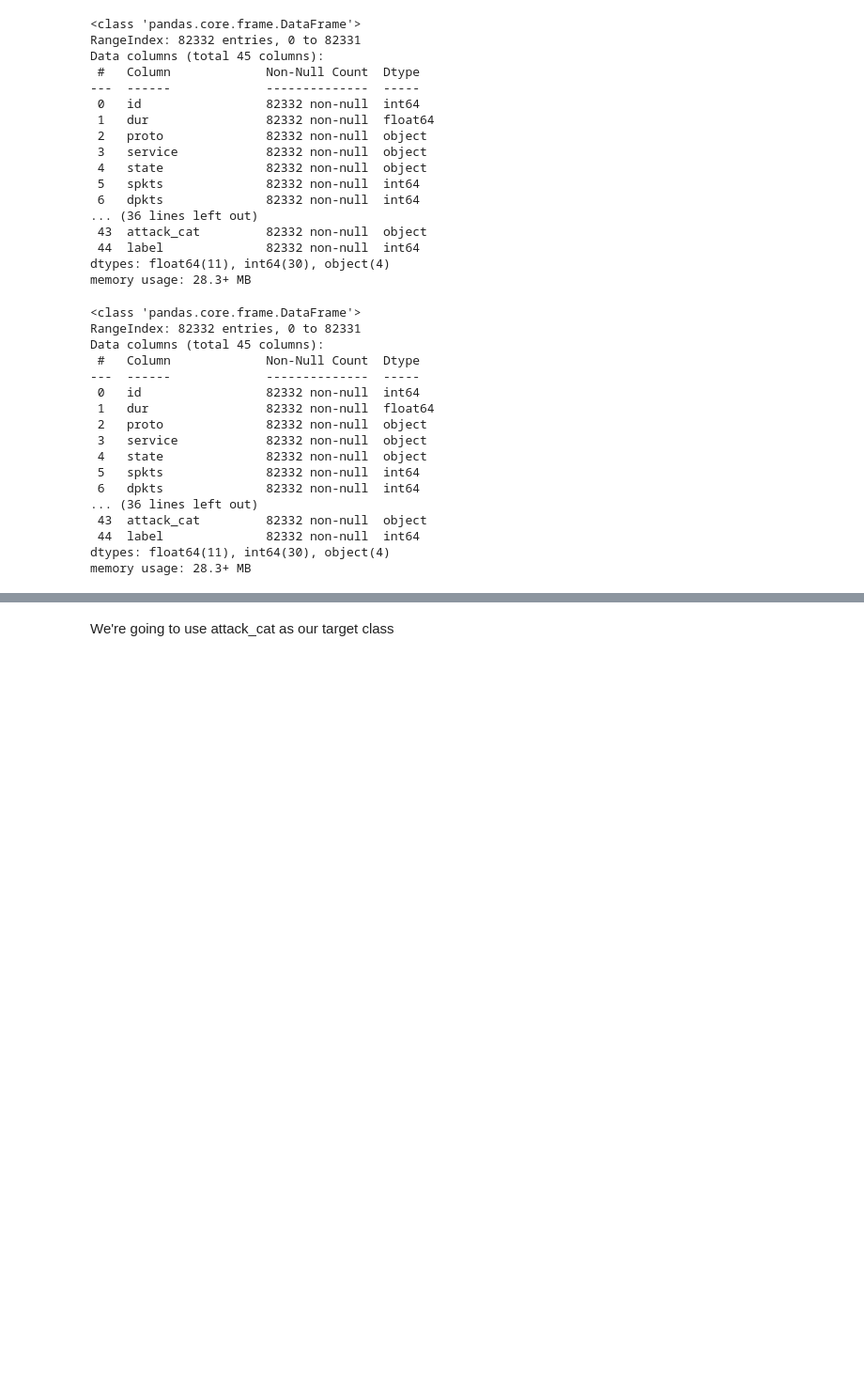
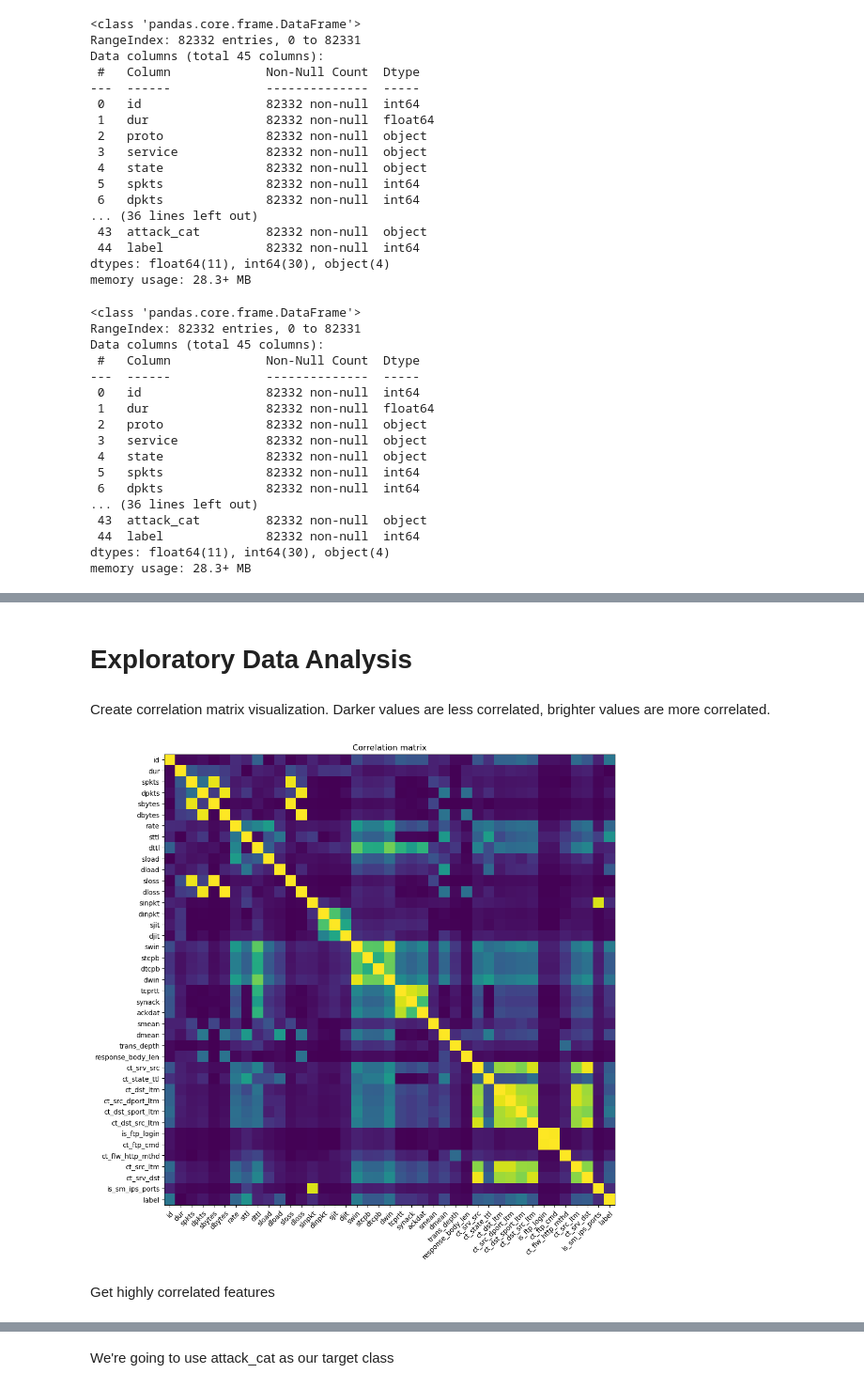
Before and after one commit to fishyfishfish55/cps330, a Jupyter notebook: IDS.ipynb, the cells around one changed output, grey strips where cells are left out. Shown: that part at 94% size. Drawn from its saved outputs; the diff is of its cells as text; code cells hidden in the pictures; blank space fills up the shorter version.

```diff
--- a/IDS.ipynb
+++ b/IDS.ipynb
@@ -215,0 +272,5 @@ train.describe()
+# %%
+# removing all the "-" and replacing those with "None"
+train['service'] = train['service'].apply(lambda x:"None" if x=="-" else x)
+
+train['service'].value_counts()
@@ -215,0 +293,2 @@ train.describe()
+# %% [markdown]
+# Exploratory Data Analysis
@@ -215,0 +311,23 @@ train.describe()
+# %% [markdown]
+Create correlation matrix visualization. Darker values are less correlated, brighter values are more correlated.
+# %%
+correlation_matrix = train.select_dtypes(include=np.number).corr(method="pearson").abs()
+labels = list(train.select_dtypes(include=np.number))
+
+fig, ax = plt.subplots(figsize=(12, 12))
+im = ax.imshow(correlation_matrix)
+
+# Show all ticks and label them with the respective list entries
+ax.set_xticks(np.arange(len(labels)), labels=labels)
+ax.set_yticks(np.arange(len(labels)), labels=labels)
+
+# Rotate the tick labels and set their alignment.
+plt.setp(ax.get_xticklabels(), rotation=45, ha="right",
+         rotation_mode="anchor")
+
+ax.set_title("Correlation matrix")
+plt.show()
+# %% [output]
+[figure, added]
+# %% [markdown]
+Get highly correlated features
```
Also changed, not shown: parts of 53 cells of this notebook.
